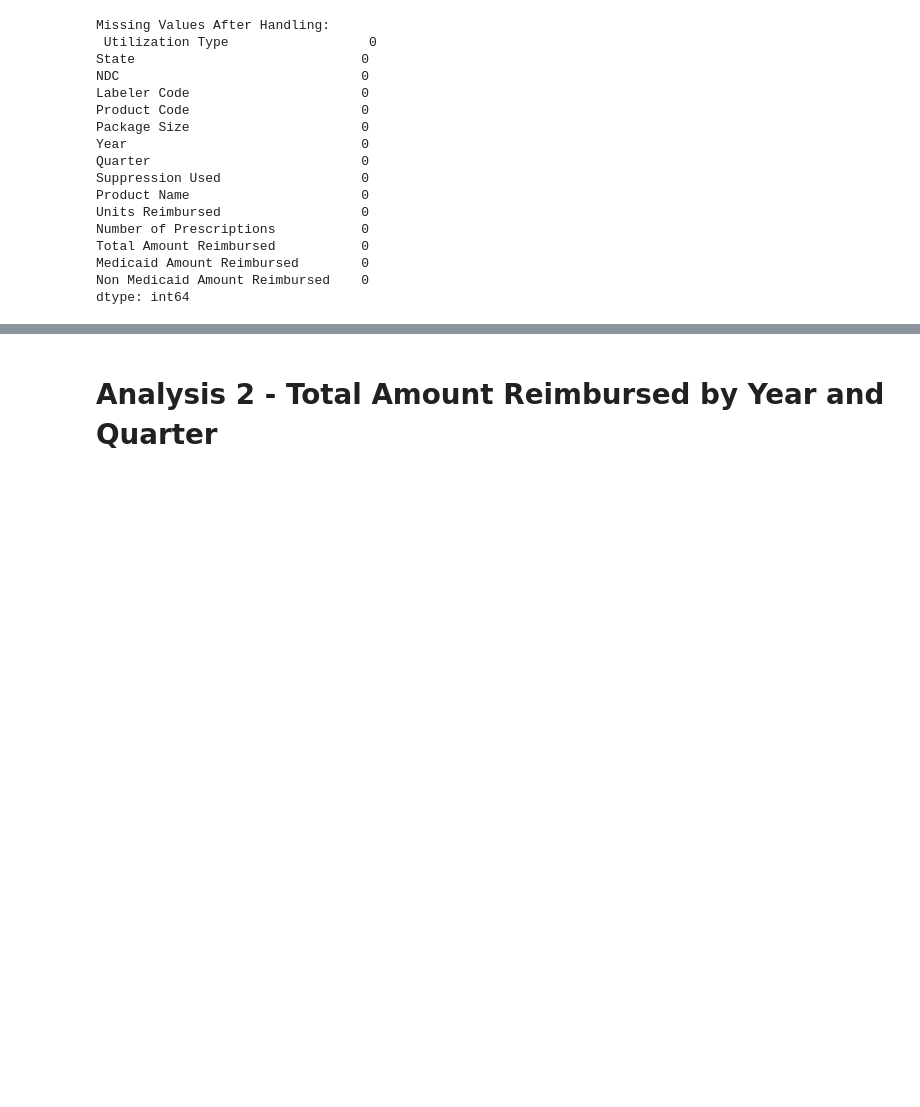
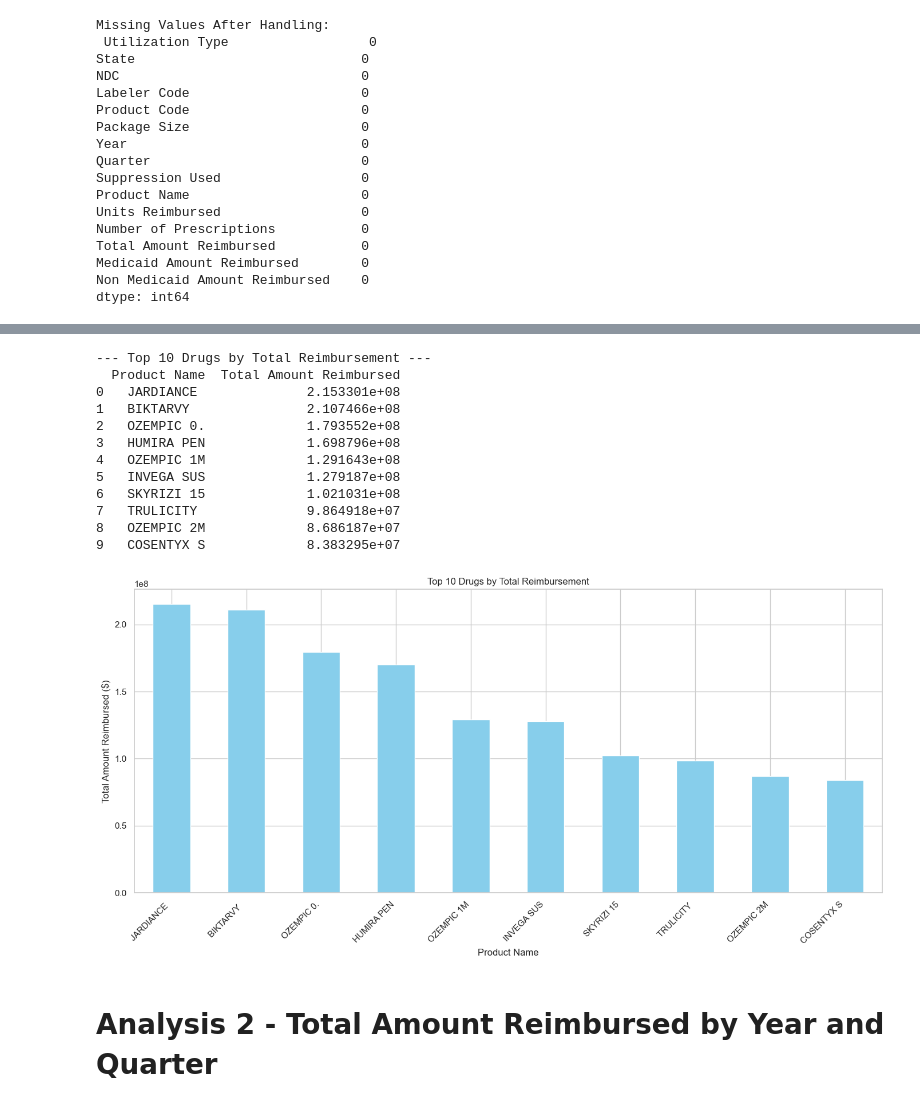
Before and after one commit to thaychansy/medicaid_drug_ultilization_analysis, a Jupyter notebook: medicaid_drug_utilization_analysis.ipynb, the cells around one changed output, grey strips where cells are left out. Cells and saved outputs as stored; diff of their text form; code cells hidden in the pictures; blank space fills up the shorter version.

```diff
--- a/medicaid_drug_utilization_analysis.ipynb
+++ b/medicaid_drug_utilization_analysis.ipynb
@@ -159,3 +183,41 @@ plt.show()
+# %%
+# Generate top drugs by total reimbursement
+if 'Product Name' in df.columns and 'Total Amount Reimbursed' in df.columns:
+    summary_table = (df.groupby('Product Name')
+                    .agg({'Total Amount Reimbursed': 'sum'})
+                    .sort_values(by='Total Amount Reimbursed', ascending=False)
+                    .head(10))
+
+    # Display the top 10 DataFrame with specific columns
+    top_10_df = summary_table.reset_index()[['Product Name', 'Total Amount Reimbursed']]
+    print("\n--- Top 10 Drugs by Total Reimbursement ---")
+    print(top_10_df)
+
+    # Display bar chart for top 10 drugs by total reimbursement
+    plt.figure(figsize=(14, 7))
+    summary_table['Total Amount Reimbursed'].plot(kind='bar', color='skyblue')
+    plt.title('Top 10 Drugs by Total Reimbursement')
+    plt.xlabel('Product Name')
+    plt.ylabel('Total Amount Reimbursed ($)')
+    plt.xticks(rotation=45, ha='right')
+    plt.tight_layout()
+    plt.show()
+else:
+    print("Required columns for generating summary table are missing.")
+# %% [output]
+--- Top 10 Drugs by Total Reimbursement ---
+  Product Name  Total Amount Reimbursed
+0   JARDIANCE              2.153301e+08
+1   BIKTARVY               2.107466e+08
+2   OZEMPIC 0.             1.793552e+08
+3   HUMIRA PEN             1.698796e+08
+4   OZEMPIC 1M             1.291643e+08
+5   INVEGA SUS             1.279187e+08
+6   SKYRIZI 15             1.021031e+08
+7   TRULICITY              9.864918e+07
+8   OZEMPIC 2M             8.686187e+07
+9   COSENTYX S             8.383295e+07
+[figure, added]
 # %% [markdown]
 # Analysis 2 - Total Amount Reimbursed by Year and Quarter
 # %%
```
Also changed, not shown: parts of 5 cells of this notebook, 4 other files.
